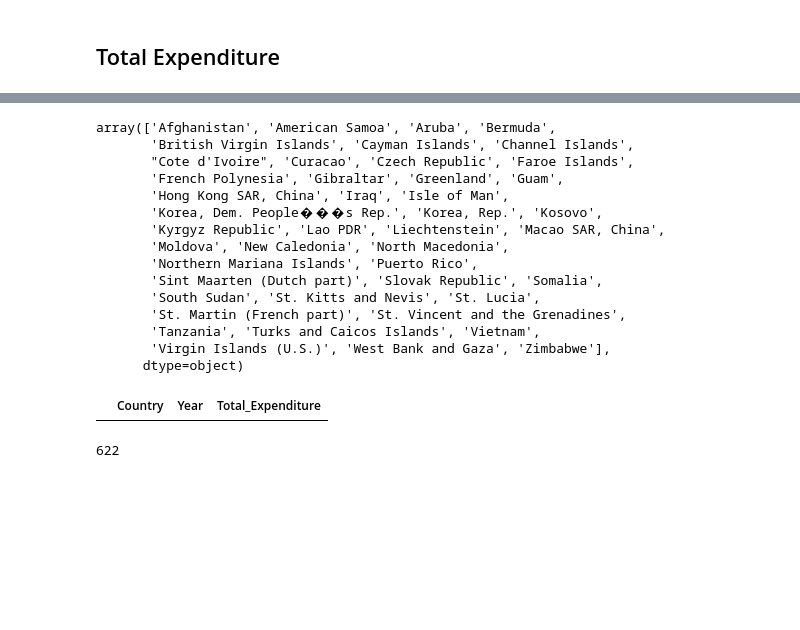
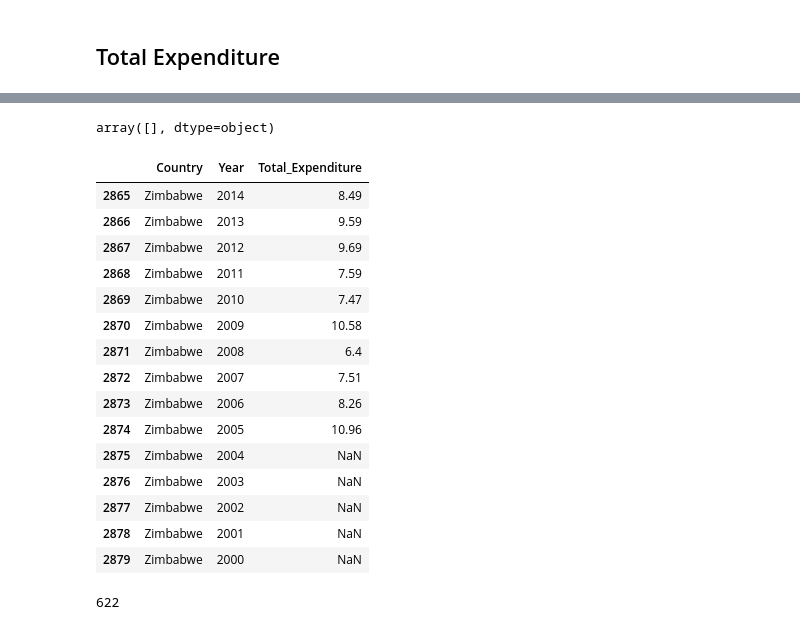
Before and after one commit to PVineeth/lifeexp_ml, a Jupyter notebook: Create_Dataset.ipynb, the cells around one changed output, grey strips where cells are left out. Drawn from its saved outputs; the diff is of its cells as text; code cells hidden in the pictures; blank space fills up the shorter version.

```diff
--- a/Create_Dataset.ipynb
+++ b/Create_Dataset.ipynb
@@ -237,27 +237,28 @@ for val in main_data['Country'].index:
 3253  nan pass: 1
 3254  nan pass: 1
 # %%
-main_data[main_data['Total_Expenditure'].isnull()]['Country'].unique()
+main_data[main_data['Country'].isnull()]['Country'].unique()
 # %% [output]
-array(['Afghanistan', 'American Samoa', 'Aruba', 'Bermuda',
-       'British Virgin Islands', 'Cayman Islands', 'Channel Islands',
-       "Cote d'Ivoire", 'Curacao', 'Czech Republic', 'Faroe Islands',
-       'French Polynesia', 'Gibraltar', 'Greenland', 'Guam',
-       'Hong Kong SAR, China', 'Iraq', 'Isle of Man',
-       'Korea, Dem. People���s Rep.', 'Korea, Rep.', 'Kosovo',
-       'Kyrgyz Republic', 'Lao PDR', 'Liechtenstein', 'Macao SAR, China',
-       'Moldova', 'New Caledonia', 'North Macedonia',
-       'Northern Mariana Islands', 'Puerto Rico',
-       'Sint Maarten (Dutch part)', 'Slovak Republic', 'Somalia',
-       'South Sudan', 'St. Kitts and Nevis', 'St. Lucia',
-       'St. Martin (French part)', 'St. Vincent and the Grenadines',
-       'Tanzania', 'Turks and Caicos Islands', 'Vietnam',
-       'Virgin Islands (U.S.)', 'West Bank and Gaza', 'Zimbabwe'],
-      dtype=object)
+array([], dtype=object)
 # %%
-totalex_data[totalex_data['Country'].str.startswith("Curacao")]
+totalex_data[totalex_data['Country'].str.startswith("Zimbabwe")]
 # %% [output]
 |  | Country | Year | Total_Expenditure |
+| 2865 | Zimbabwe | 2014 | 8.49 |
+| 2866 | Zimbabwe | 2013 | 9.59 |
+| 2867 | Zimbabwe | 2012 | 9.69 |
+| 2868 | Zimbabwe | 2011 | 7.59 |
+| 2869 | Zimbabwe | 2010 | 7.47 |
+| 2870 | Zimbabwe | 2009 | 10.58 |
+| 2871 | Zimbabwe | 2008 | 6.4 |
+| 2872 | Zimbabwe | 2007 | 7.51 |
+| 2873 | Zimbabwe | 2006 | 8.26 |
+| 2874 | Zimbabwe | 2005 | 10.96 |
+| 2875 | Zimbabwe | 2004 | NaN |
+| 2876 | Zimbabwe | 2003 | NaN |
+| 2877 | Zimbabwe | 2002 | NaN |
+| 2878 | Zimbabwe | 2001 | NaN |
+| 2879 | Zimbabwe | 2000 | NaN |
 # %%
 len(main_data[main_data['Total_Expenditure'].isnull()])
 # %% [output]
```
Also changed, not shown: parts of 96 cells of this notebook, 30 other files.
